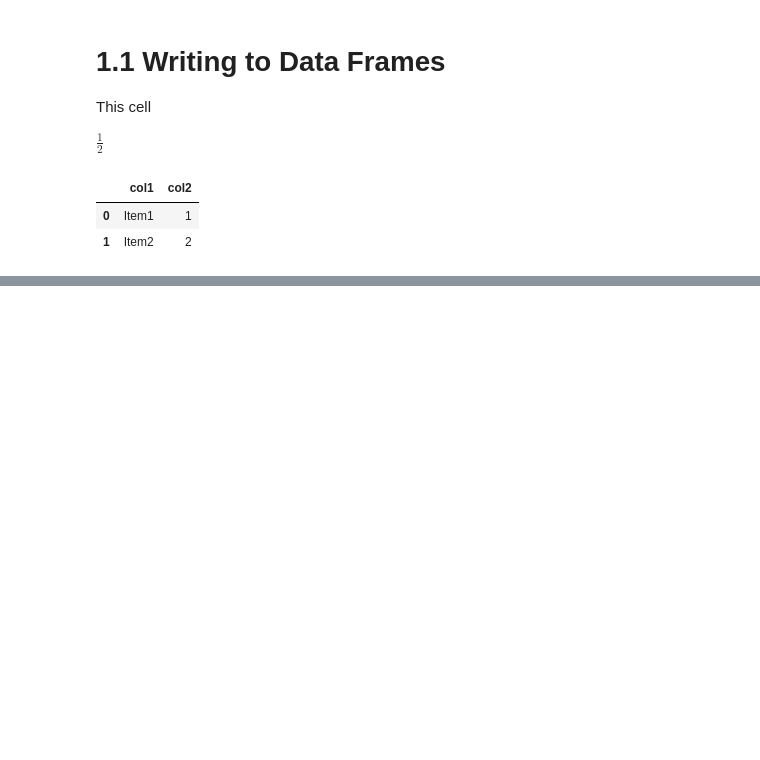
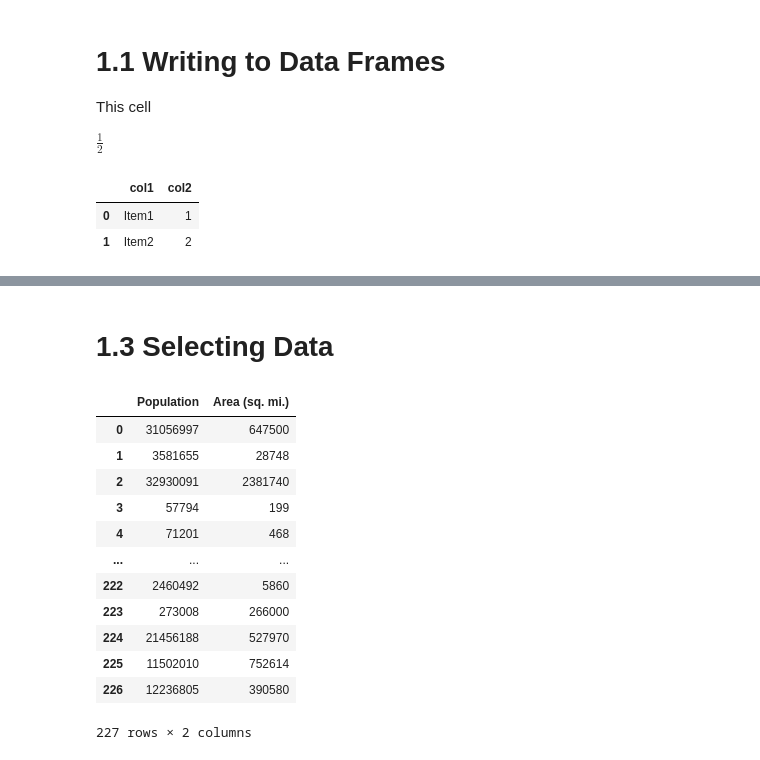
Before and after one commit to Mark-Barbaric/Introduction_To_Machine_Learning, a Jupyter notebook: Session1/Intro_To_Machine_Learning_W1.ipynb, the cells around one changed output, grey strips where cells are left out. Cells and saved outputs as stored; diff of their text form; code cells hidden in the pictures; blank space fills up the shorter version.

```diff
--- a/Session1/Intro_To_Machine_Learning_W1.ipynb
+++ b/Session1/Intro_To_Machine_Learning_W1.ipynb
@@ -23,0 +64,28 @@ df
+# %% [markdown]
+# 1.3 Selecting Data
+# %%
+# select column by name
+countries["Country"]
+
+# select several columns by name
+countries[["Country", "GDP ($ per capita)"]]
+
+# select by position
+countries.iloc[1,1]
+
+# select by position in ranges
+countries.iloc[:, 2:4]
+# %% [output]
+|  | Population | Area (sq. mi.) |
+| 0 | 31056997 | 647500 |
+| 1 | 3581655 | 28748 |
+| 2 | 32930091 | 2381740 |
+| 3 | 57794 | 199 |
+| 4 | 71201 | 468 |
+| ... | ... | ... |
+| 222 | 2460492 | 5860 |
+| 223 | 273008 | 266000 |
+| 224 | 21456188 | 527970 |
+| 225 | 11502010 | 752614 |
+| 226 | 12236805 | 390580 |
+227 rows × 2 columns
```
Also changed, not shown: parts of 8 cells of this notebook.
